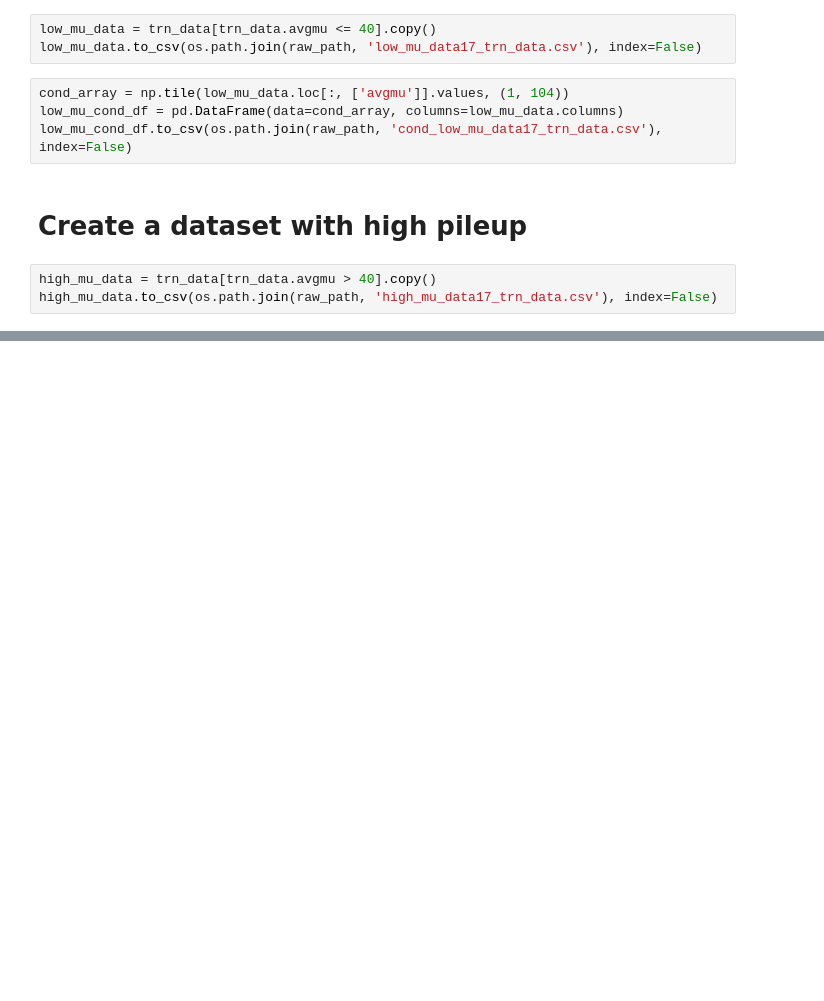
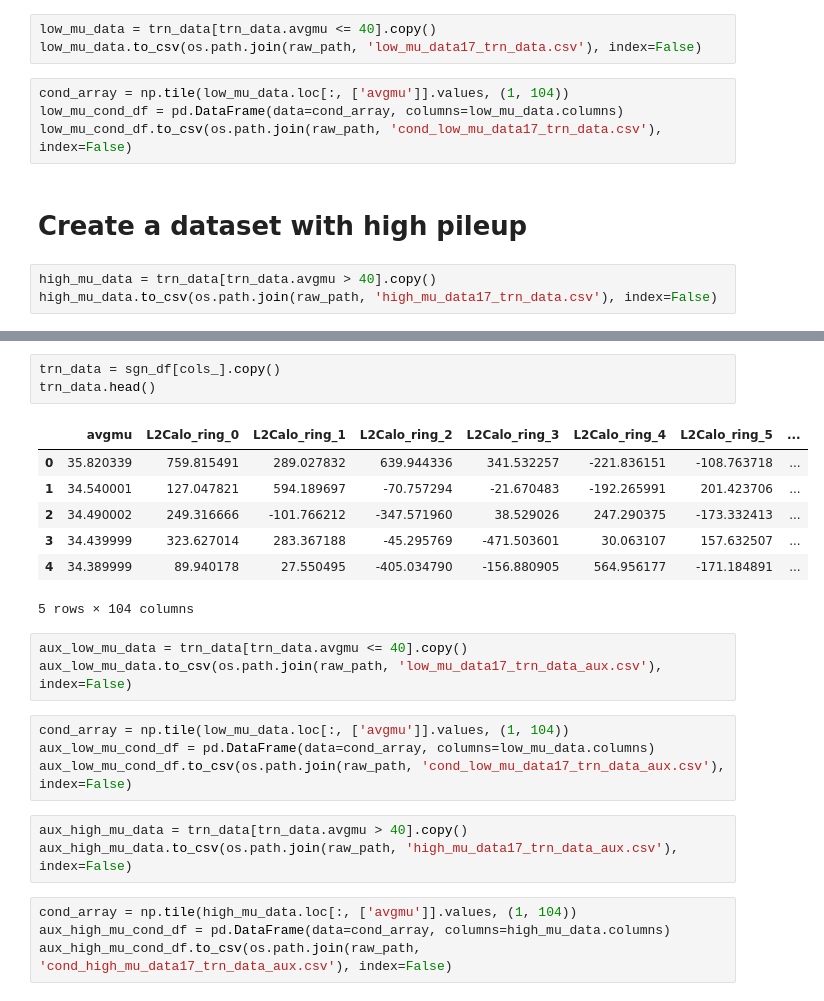
Before and after one commit to micaelverissimo/lifelong_ringer, a Jupyter notebook: notebooks/prepare_data.ipynb, the cells around one changed output, grey strips where cells are left out. Drawn from its saved outputs; the diff is of its cells as text; blank space fills up the shorter version.

```diff
--- a/notebooks/prepare_data.ipynb
+++ b/notebooks/prepare_data.ipynb
@@ -103,0 +163,25 @@ high_mu_cond_df.to_csv(os.path.join(raw_path, 'cond_high_mu_data17_trn_data.csv'
+# %%
+trn_data = sgn_df[cols_].copy()
+trn_data.head()
+# %% [output]
+|  | avgmu | L2Calo_ring_0 | L2Calo_ring_1 | L2Calo_ring_2 | L2Calo_ring_3 | L2Calo_ring_4 | L2Calo_ring_5 | ... |
+| 0 | 35.820339 | 759.815491 | 289.027832 | 639.944336 | 341.532257 | -221.836151 | -108.763718 | ... |
+| 1 | 34.540001 | 127.047821 | 594.189697 | -70.757294 | -21.670483 | -192.265991 | 201.423706 | ... |
+| 2 | 34.490002 | 249.316666 | -101.766212 | -347.571960 | 38.529026 | 247.290375 | -173.332413 | ... |
+| 3 | 34.439999 | 323.627014 | 283.367188 | -45.295769 | -471.503601 | 30.063107 | 157.632507 | ... |
+| 4 | 34.389999 | 89.940178 | 27.550495 | -405.034790 | -156.880905 | 564.956177 | -171.184891 | ... |
+5 rows × 104 columns
+# %%
+aux_low_mu_data = trn_data[trn_data.avgmu <= 40].copy()
+aux_low_mu_data.to_csv(os.path.join(raw_path, 'low_mu_data17_trn_data_aux.csv'), index=False)
+# %%
+cond_array = np.tile(low_mu_data.loc[:, ['avgmu']].values, (1, 104))
+aux_low_mu_cond_df = pd.DataFrame(data=cond_array, columns=low_mu_data.columns)
+aux_low_mu_cond_df.to_csv(os.path.join(raw_path, 'cond_low_mu_data17_trn_data_aux.csv'), index=False)
+# %%
+aux_high_mu_data = trn_data[trn_data.avgmu > 40].copy()
+aux_high_mu_data.to_csv(os.path.join(raw_path, 'high_mu_data17_trn_data_aux.csv'), index=False)
+# %%
+cond_array = np.tile(high_mu_data.loc[:, ['avgmu']].values, (1, 104))
+aux_high_mu_cond_df = pd.DataFrame(data=cond_array, columns=high_mu_data.columns)
+aux_high_mu_cond_df.to_csv(os.path.join(raw_path, 'cond_high_mu_data17_trn_data_aux.csv'), index=False)
```
Also changed, not shown: parts of 9 cells of this notebook, 10 other files.
